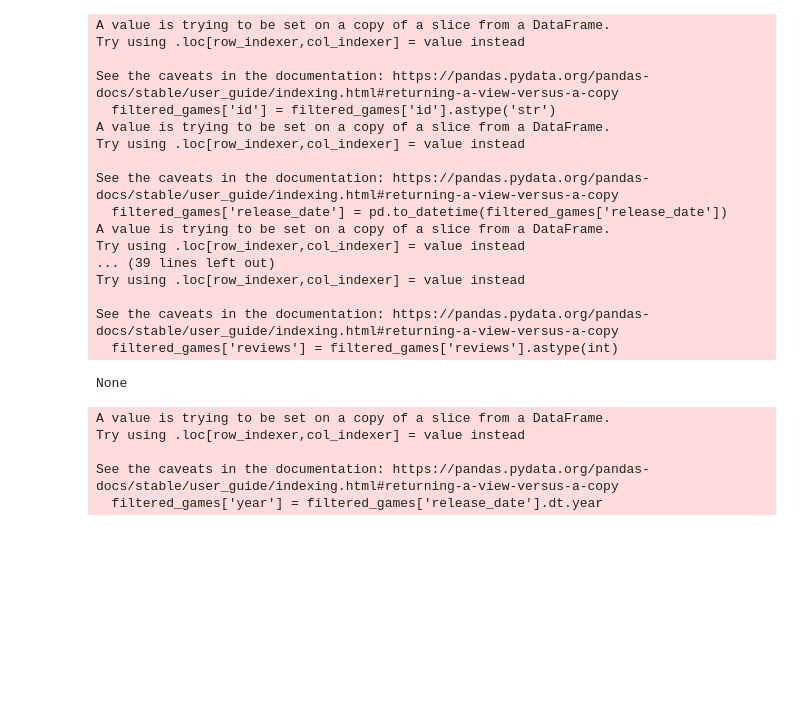
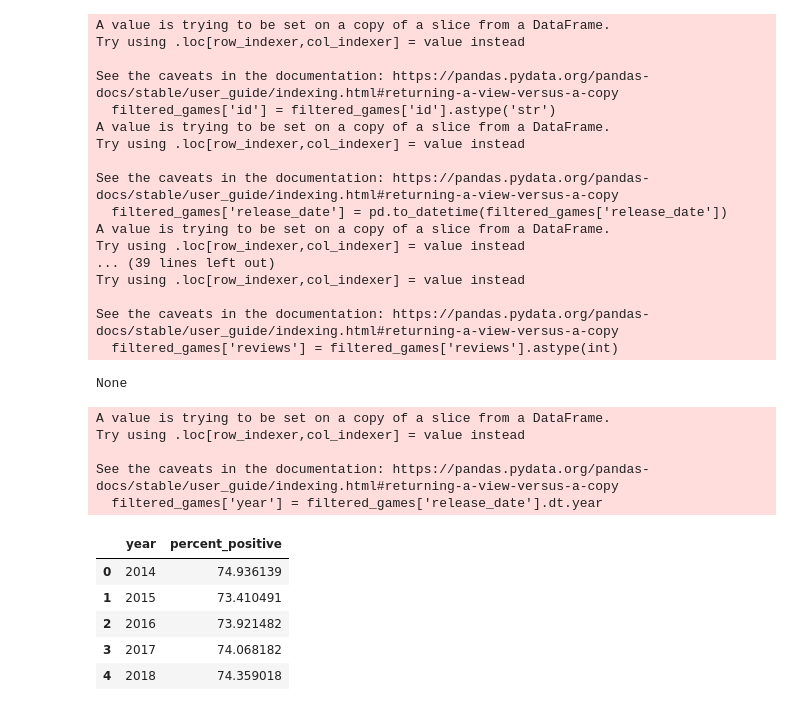
Before and after one commit to Korablinr54/Statistics, a Jupyter notebook: Взаимодействия между переменными.ipynb, the cells around one changed output. Cells and saved outputs as stored; diff of their text form; code cells hidden in the pictures; blank space fills up the shorter version.

```diff
--- a/Взаимодействия между переменными.ipynb
+++ b/Взаимодействия между переменными.ipynb
@@ -344,3 +344,18 @@ Try using .loc[row_indexer,col_indexer] = value instead
 
 See the caveats in the documentation: https://pandas.pydata.org/pandas-docs/stable/user_guide/indexing.html#returning-a-view-versus-a-copy
   filtered_games['year'] = filtered_games['release_date'].dt.year
+# %%
+# агрегируем среднюю оценку вышедших игр по годам
+
+# оставим данные только за последние 5 лет
+filtered_games = filtered_games.query('year in [2014, 2015, 2016, 2017, 2018]')
+
+# найдем среднюю оценку по году для
+avg_rating = filtered_games.groupby('year')['percent_positive'].mean().reset_index()
+# %% [output]
+|  | year | percent_positive |
+| 0 | 2014 | 74.936139 |
+| 1 | 2015 | 73.410491 |
+| 2 | 2016 | 73.921482 |
+| 3 | 2017 | 74.068182 |
+| 4 | 2018 | 74.359018 |
```
